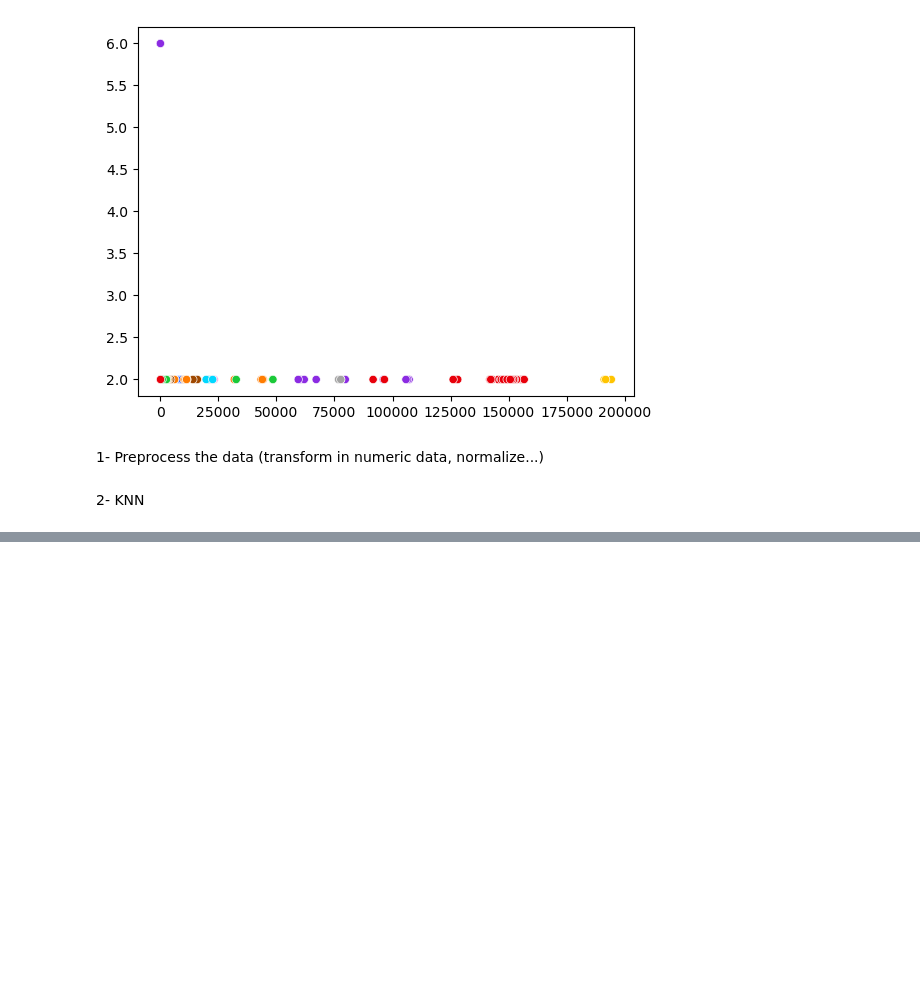
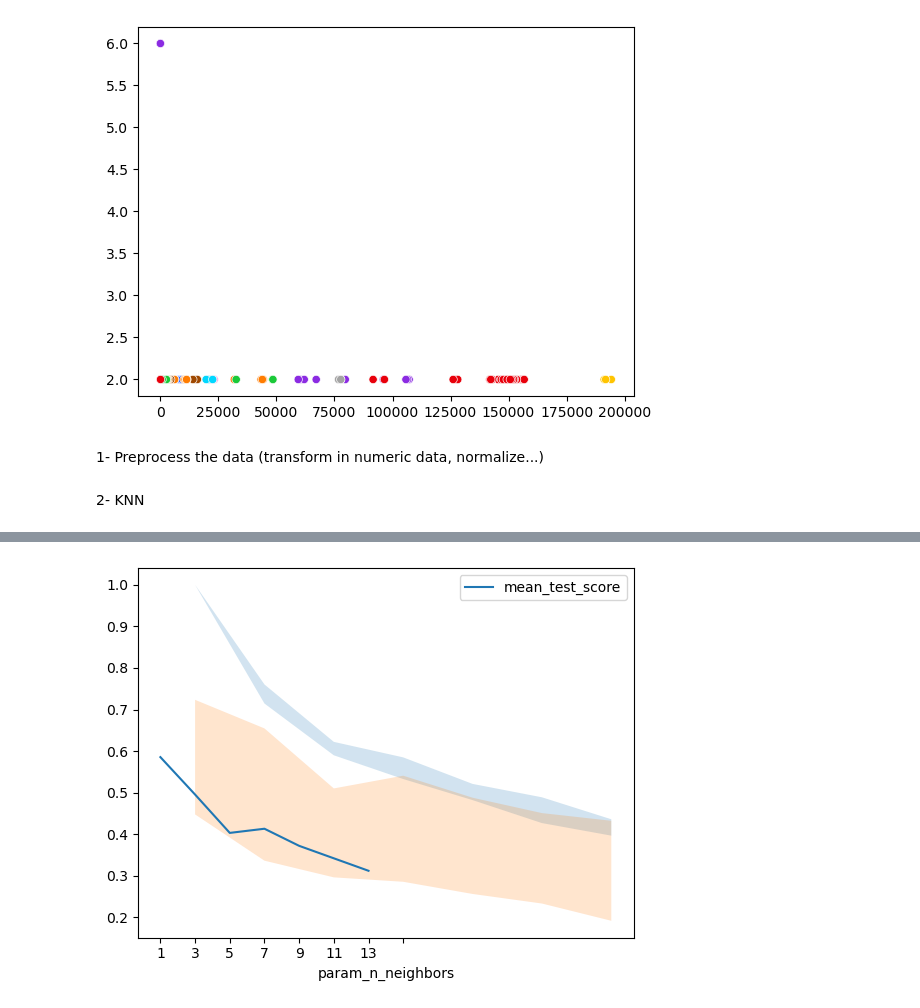
Before and after one commit to louisaarfib/Project_ML, a Jupyter notebook: classification_device.ipynb, the cells around one changed output, grey strips where cells are left out. Saved outputs shown, nothing was run; the diff lists cells and outputs as text; code cells hidden in the pictures; blank space fills up the shorter version.

Commit message:
add knn with only power as component

```diff
--- a/classification_device.ipynb
+++ b/classification_device.ipynb
@@ -432,0 +438,91 @@ test-set score: 0.794
+# %%
+%run name_and_cat.ipynb
+
+X_power=[]
+y=[]
+
+directory = 'csv_files_1week'
+csv_files = [file for file in os.listdir(directory) if file.endswith('.csv')] #select the csv files
+
+for file in csv_files : #go through the csv_files
+   print(file)
+   compo=components(directory+'/'+file)
+   X_power.append(compo[0])
+   category=assign_type_and_group(file)
+   type=category[0]
+   y.append(type)
+
+from sklearn.preprocessing import StandardScaler
+from sklearn.compose import ColumnTransformer
+from sklearn.preprocessing import OneHotEncoder
+
+X_power=pd.DataFrame(X_power)
+
+numerical_col=list(X_power.select_dtypes(include=['float64','int64']).columns)
+categorical_col=list(X_power.select_dtypes(include=['object','bool']).columns)
+
+ct = ColumnTransformer(transformers=[
+        ('num', StandardScaler(), numerical_col),
+        ('cat', OneHotEncoder(), categorical_col)
+    ],
+    remainder='passthrough')
+
+X_power = ct.fit_transform(X_power)
+
+X_train, X_test, y_train, y_test = train_test_split(X_power, y)
+
+knn = KNeighborsClassifier(n_neighbors=3)
+knn.fit(X_train, y_train)
+print("accuracy: {:.2f}".format(knn.score(X_test, y_test)))
+
+
+#Improving the results : Cross validation
+
+from sklearn.model_selection import cross_val_score
+
+X_train, X_test, y_train, y_test = train_test_split(X_power, y)
+cross_val_scores = []
+
+for i in neighbors:
+    knn = KNeighborsClassifier(n_neighbors=i)
+    scores = cross_val_score(knn, X_train, y_train, cv=5)
+    cross_val_scores.append(np.mean(scores))
+
+print("best cross-validation score: {:.3f}".format(np.max(cross_val_scores)))
+best_n_neighbors = neighbors[np.argmax(cross_val_scores)]
+print("best n_neighbors:", best_n_neighbors)
+
+knn = KNeighborsClassifier(n_neighbors=best_n_neighbors)
+knn.fit(X_train, y_train)
+print("test-set score: {:.3f}".format(knn.score(X_test, y_test)))
+
+
+
+X_train, X_test, y_train, y_test = train_test_split(X_power, y, stratify=y, random_state=42)
+
+param_grid_knn = {'n_neighbors': np.arange(1, 15, 2)}
+
+grid = GridSearchCV(KNeighborsClassifier(), param_grid=param_grid_knn,
+                    cv=10, return_train_score=True)
+grid.fit(X_train, y_train)
+
+print("best mean cross-validation score: {:.3f}".format(grid.best_score_))
+print("best parameters: {}".format(grid.best_params_))
+
+print("test-set score: {:.3f}".format(grid.score(X_test, y_test)))
+
+import pandas as pd
+results = pd.DataFrame(grid.cv_results_)
+print(results)
+
+#ploting the results
+
+results.plot('param_n_neighbors', 'mean_test_score', ax=plt.gca())
+plt.fill_between(results.param_n_neighbors.astype(int),
+                 results['mean_train_score'] + results['std_train_score'],
+                 results['mean_train_score'] - results['std_train_score'], alpha=0.2)
+plt.fill_between(results.param_n_neighbors.astype(int),
+                 results['mean_test_score'] + results['std_test_score'],
+                 results['mean_test_score'] - results['std_test_score'], alpha=0.2)
+plt.legend()
+# %% [output]
@@ -432,0 +564 @@ test-set score: 0.794
+[figure, added]
```
Also changed, not shown: parts of 3 cells of this notebook.
